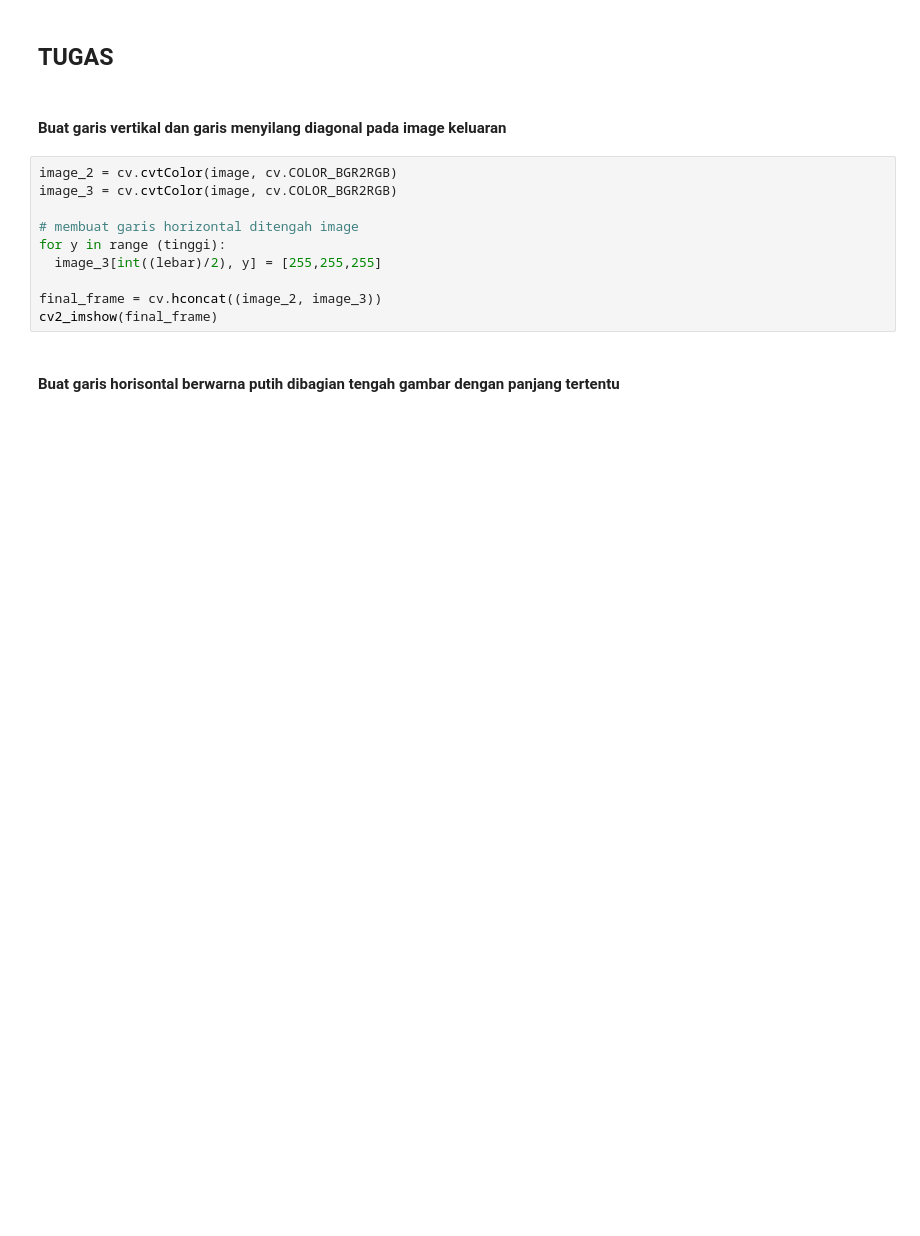
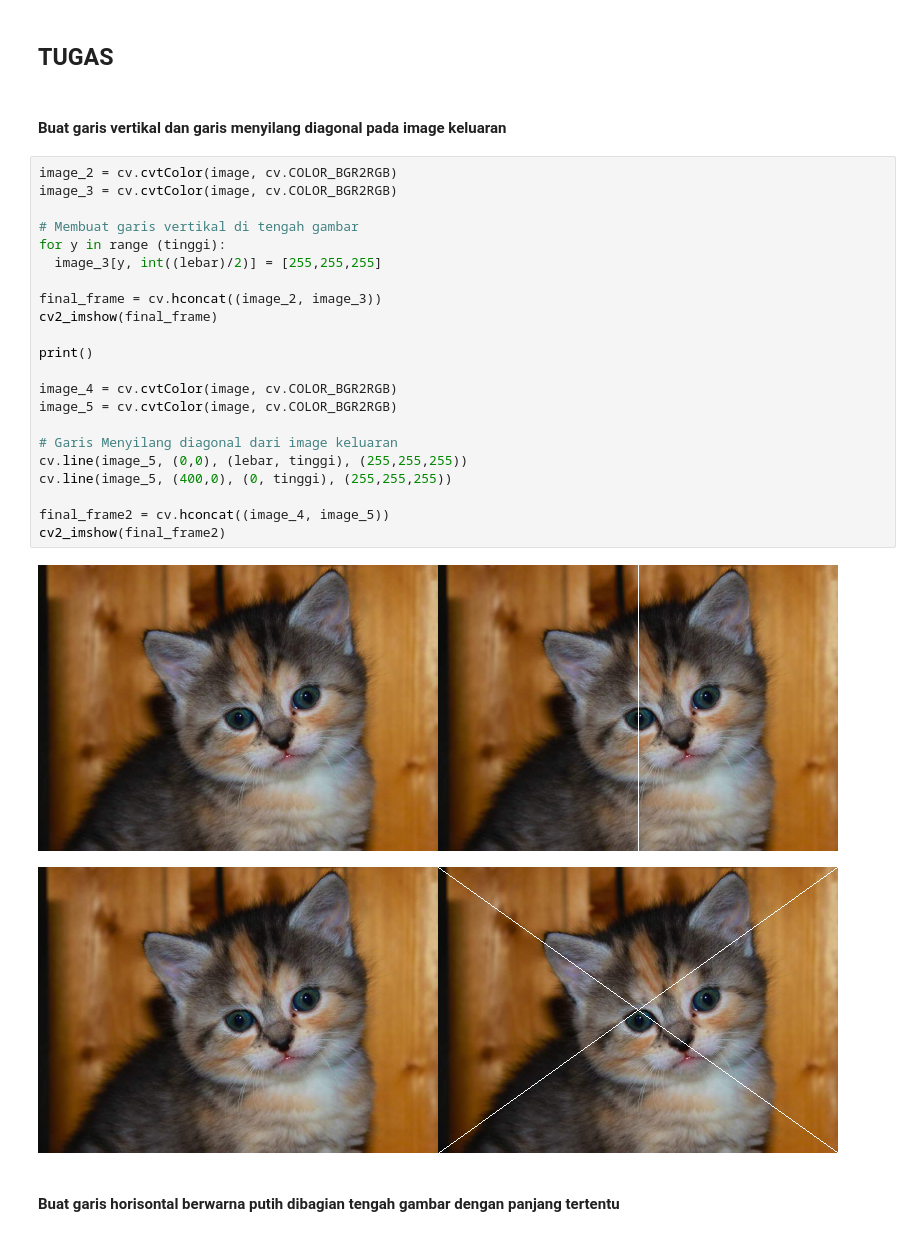
Before and after one commit to falendikategar/PCVK_Ganjil_2023, a Jupyter notebook: Week1.ipynb, the cells around one changed output. Drawn from its saved outputs; the diff is of its cells as text; blank space fills up the shorter version.

```diff
--- a/Week1.ipynb
+++ b/Week1.ipynb
@@ -87,12 +63,27 @@ Apakah kegunaan kode [255,255,255] ? Jelaskan!
 # %%
 image_2 = cv.cvtColor(image, cv.COLOR_BGR2RGB)
 image_3 = cv.cvtColor(image, cv.COLOR_BGR2RGB)
 
-# membuat garis horizontal ditengah image
+# Membuat garis vertikal di tengah gambar
 for y in range (tinggi):
-  image_3[int((lebar)/2), y] = [255,255,255]
+  image_3[y, int((lebar)/2)] = [255,255,255]
 
 final_frame = cv.hconcat((image_2, image_3))
 cv2_imshow(final_frame)
+
+print()
+
+image_4 = cv.cvtColor(image, cv.COLOR_BGR2RGB)
+image_5 = cv.cvtColor(image, cv.COLOR_BGR2RGB)
+
+# Garis Menyilang diagonal dari image keluaran
+cv.line(image_5, (0,0), (lebar, tinggi), (255,255,255))
+cv.line(image_5, (400,0), (0, tinggi), (255,255,255))
+
+final_frame2 = cv.hconcat((image_4, image_5))
+cv2_imshow(final_frame2)
+# %% [output]
+[figure, added]
+[figure, added]
 # %% [markdown]
 #### Buat garis horisontal berwarna putih dibagian tengah gambar dengan panjang tertentu
```
Also changed, not shown: parts of 7 cells of this notebook.
